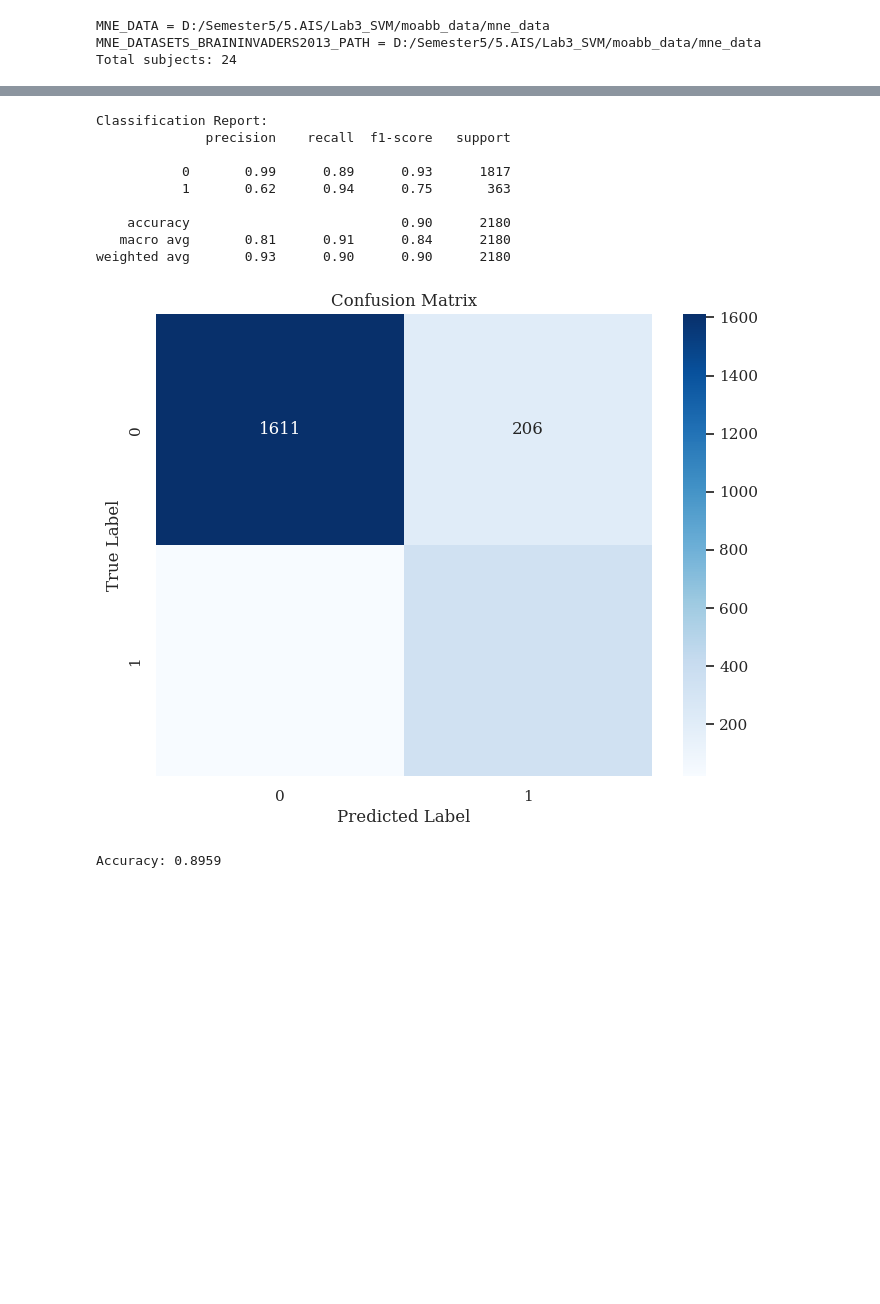
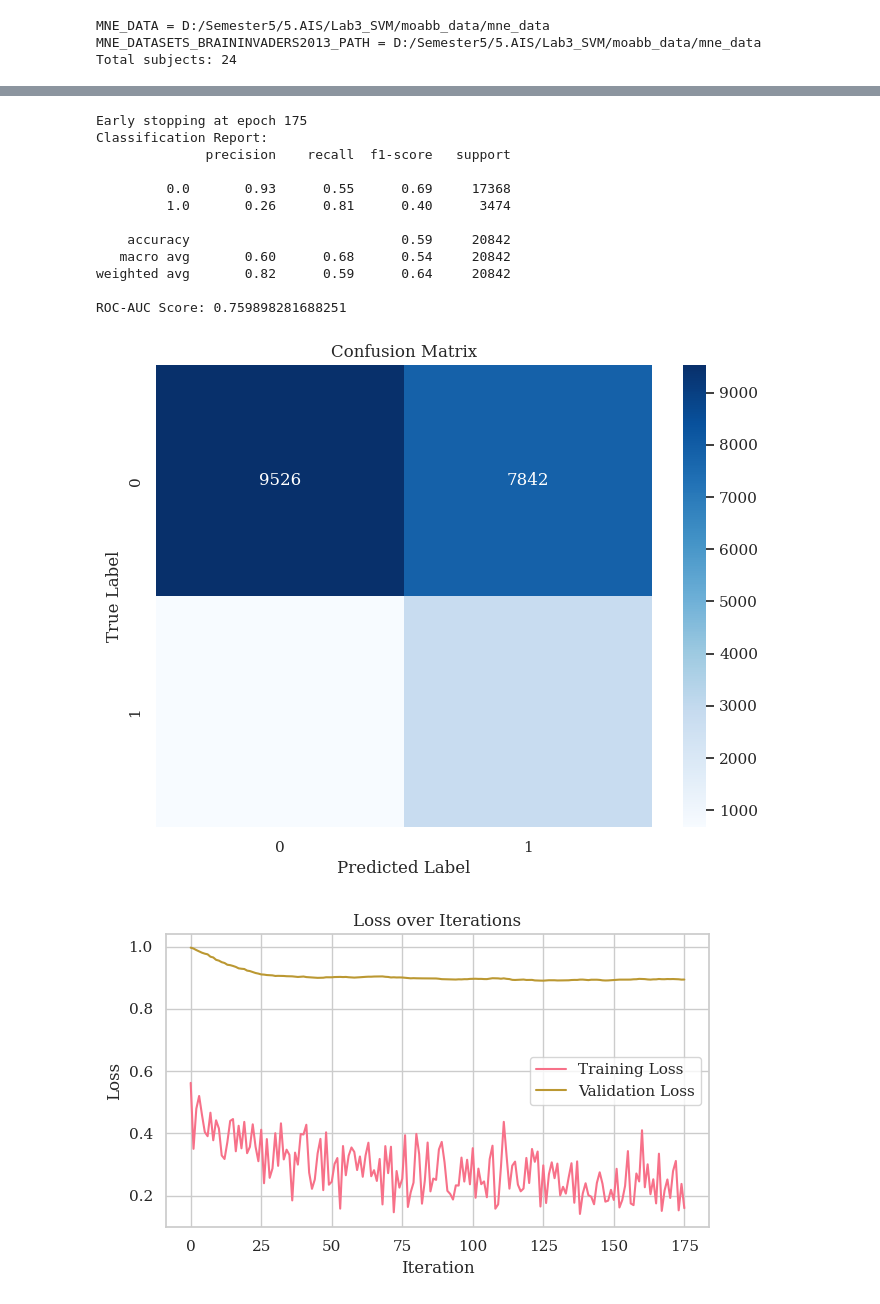
Before and after one commit to PNT131ITMO/5.AIS, a Jupyter notebook: Lab3_SVM/lab3.ipynb, the cells around one changed output, grey strips where cells are left out. Cells and saved outputs as stored; diff of their text form; code cells hidden in the pictures; blank space fills up the shorter version.

```diff
--- a/Lab3_SVM/lab3.ipynb
+++ b/Lab3_SVM/lab3.ipynb
@@ -165,39 +224,50 @@ class SVM:
 svm = SVM(learning_rate=0.001, lambda_param=0.01, n_iters=1000, device=device)
 svm.fit(X_train, y_train, batch_size=64)
 # %%
-# Evaluate the model
-y_pred = svm.predict(X_test).cpu().numpy()
-y_true = y_test.cpu().numpy()
+# Training
+svm = SVM(learning_rate=0.001, lambda_param=0.01, n_iters=1000, device=device)
+svm.fit(X_train, y_train, batch_size=256, class_weights=class_weights, X_val=X_val, y_val=y_val)
 
-# Convert predictions to binary format
-y_pred = (y_pred > 0).astype(int)
-y_true = (y_true > 0).astype(int)
+# Evaluation
+y_pred = svm.predict(X_test)
+scores = svm.decision_function(X_test)
+print("Classification Report:")
+print(classification_report(y_test.numpy(), y_pred.numpy()))
+print("ROC-AUC Score:", roc_auc_score(y_test.numpy(), scores.cpu().numpy()))
 
-# Print metrics
-print("Classification Report:")
-print(classification_report(y_true, y_pred))
-
-# Create confusion matrix
-cm = confusion_matrix(y_true, y_pred)
+# Confusion Matrix
+cm = confusion_matrix(y_test.numpy(), y_pred.numpy())
 plt.figure(figsize=(8, 6))
 sns.heatmap(cm, annot=True, fmt='d', cmap='Blues')
 plt.title('Confusion Matrix')
 plt.ylabel('True Label')
 plt.xlabel('Predicted Label')
 plt.show()
 
-# Calculate additional metrics
-accuracy = accuracy_score(y_true, y_pred)
-print(f"\nAccuracy: {accuracy:.4f}")
+# Plot Losses
+plt.figure(figsize=(12, 4))
+plt.subplot(1, 2, 1)
+plt.plot(svm.losses, label='Training Loss')
+if svm.val_losses:
+    plt.plot(svm.val_losses, label='Validation Loss')
+plt.title('Loss over Iterations')
+plt.xlabel('Iteration')
+plt.ylabel('Loss')
+plt.legend()
+plt.tight_layout()
+plt.show()
 # %% [output]
+Early stopping at epoch 175
 Classification Report:
               precision    recall  f1-score   support
 
-           0       0.99      0.89      0.93      1817
-           1       0.62      0.94      0.75       363
+         0.0       0.93      0.55      0.69     17368
+         1.0       0.26      0.81      0.40      3474
 
-    accuracy                           0.90      2180
-   macro avg       0.81      0.91      0.84      2180
-weighted avg       0.93      0.90      0.90      2180
+    accuracy                           0.59     20842
+   macro avg       0.60      0.68      0.54     20842
+weighted avg       0.82      0.59      0.64     20842
+
+ROC-AUC Score: 0.759898281688251
-[figure, old version]
+[figure, new version]
-Accuracy: 0.8959
+[figure, added]
```
Also changed, not shown: parts of 3 cells of this notebook.
